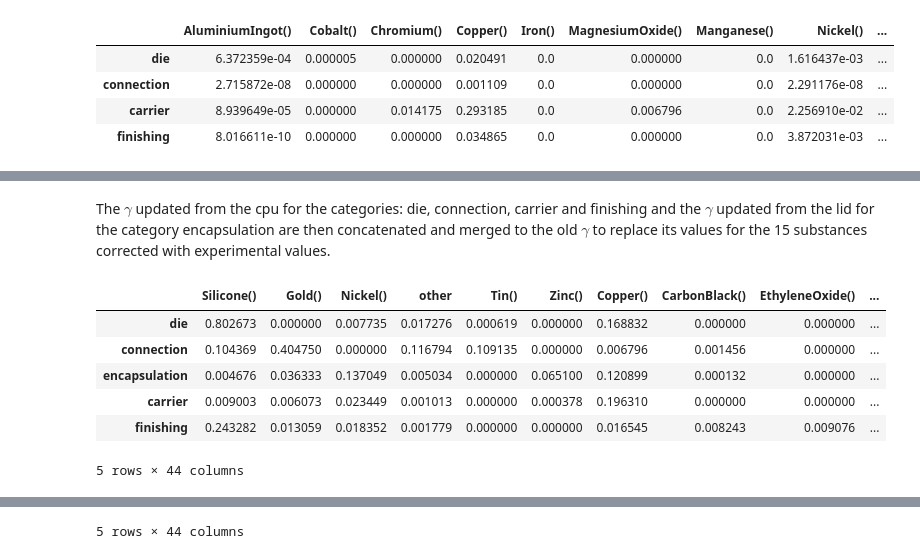
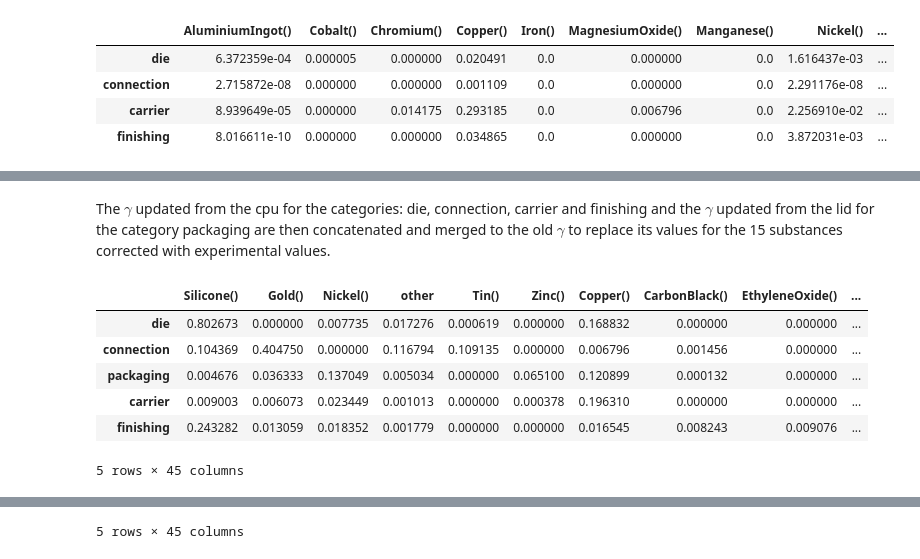
Before and after one commit to arthur0000-1/LCA_CPU_encapsulation, a Jupyter notebook: model.ipynb, the cells around one changed output, grey strips where cells are left out. Drawn from its saved outputs; the diff is of its cells as text; code cells hidden in the pictures.

```diff
--- a/model.ipynb
+++ b/model.ipynb
@@ -1272,7 +1271,7 @@ def rename_columns(df):
         'Al': 'AluminiumIngot()', 'Co': 'Cobalt()', 'Cu': 'Copper()', 'Cr': 'Chromium()',
         'Ni': 'Nickel()', 'Sn': 'Tin()', 'Fe': 'Iron()', 'Mg': 'MagnesiumOxide()',
         'Mn': 'Manganese()', 'Zn': 'Zinc()', 'Pd': 'Palladium()', 'Au': 'Gold()',
-        'Mo': 'Molybdenum()', 'Ti': 'TitaniumDioxide()', 'W': 'Tungsten()'
+        'Mo': 'Molybdenum()', 'Ti': 'Titanium()', 'W': 'Tungsten()'
     })
 # %%
 def calculate_proportions(df):
@@ -1360,7 +1359,7 @@ $\gamma_B$, are the coefficient for the last category: encapsulation $(1 \times
 list = sample_gamma.columns.tolist()
 gamma_old = gamma_df[list]
 
-gamma_a = gamma_old.drop("encapsulation")
+gamma_a = gamma_old.drop("packaging")
 gamma_b = gamma_old.drop(["die", "connection","carrier","finishing"])
 
 display(gamma_a)
@@ -1376,7 +1375,7 @@ display(gamma_b)
 # %%
 substance = sigma_gamma_df[list]
 
-gamma_a_std = substance.drop("encapsulation")
+gamma_a_std = substance.drop("packaging")
 gamma_b_std = substance.drop(["die", "connection","carrier","finishing"])
 
 #display(gamma_a_std)
@@ -2033,23 +2040,27 @@ display(gamma_updated3)
 # %%
 gamma_new = pd.concat([gamma_updated1, gamma_updated3])
+gamma_new_std = pd.concat([gamma_std_updated1, gamma_std_updated3])
 #display(gamma_old)
 #display(gamma_new)
 # %% [markdown]
-The $\gamma$ updated from the cpu for the categories: die, connection, carrier and finishing and the $\gamma$ updated from the lid for the category encapsulation are then concatenated and merged to the old $\gamma$ to replace its values for the 15 substances corrected with experimental values.
+The $\gamma$ updated from the cpu for the categories: die, connection, carrier and finishing and the $\gamma$ updated from the lid for the category packaging are then concatenated and merged to the old $\gamma$ to replace its values for the 15 substances corrected with experimental values.
 # %%
 gamma_new_df = gamma_df.copy()
 gamma_new_df.update(gamma_new)
 
 display(gamma_df)
 display(gamma_new_df)
+
+gamma_new_df_std = sigma_gamma_df.copy()
+gamma_new_df_std.update(gamma_new_std)
 # %% [output]
 |  | Silicone() | Gold() | Nickel() | other | Tin() | Zinc() | Copper() | CarbonBlack() | EthyleneOxide() | ... |
 | die | 0.802673 | 0.000000 | 0.007735 | 0.017276 | 0.000619 | 0.000000 | 0.168832 | 0.000000 | 0.000000 | ... |
 | connection | 0.104369 | 0.404750 | 0.000000 | 0.116794 | 0.109135 | 0.000000 | 0.006796 | 0.001456 | 0.000000 | ... |
-| encapsulation | 0.004676 | 0.036333 | 0.137049 | 0.005034 | 0.000000 | 0.065100 | 0.120899 | 0.000132 | 0.000000 | ... |
+| packaging | 0.004676 | 0.036333 | 0.137049 | 0.005034 | 0.000000 | 0.065100 | 0.120899 | 0.000132 | 0.000000 | ... |
 | carrier | 0.009003 | 0.006073 | 0.023449 | 0.001013 | 0.000000 | 0.000378 | 0.196310 | 0.000000 | 0.000000 | ... |
 | finishing | 0.243282 | 0.013059 | 0.018352 | 0.001779 | 0.000000 | 0.000000 | 0.016545 | 0.008243 | 0.009076 | ... |
-5 rows × 44 columns
+5 rows × 45 columns
 |  | Silicone() | Gold() | Nickel() | other | Tin() | Zinc() | Copper() | CarbonBlack() | EthyleneOxide() | ... |
 | die | 0.802673 | 1.297844e-07 | 9.439408e-04 | 0.017276 | 0.000952 | 4.016477e-09 | 0.027487 | 0.000000 | 0.000000 | ... |
 | connection | 0.104369 | 1.787868e-07 | 2.330327e-07 | 0.116794 | 0.000052 | 7.377938e-08 | 0.001487 | 0.001456 | 0.000000 | ... |
@@ -2057,6 +2068,6 @@ display(gamma_new_df)
 | carrier | 0.009003 | 2.045003e-04 | 1.994217e-02 | 0.001013 | 0.000003 | 3.790073e-04 | 0.409213 | 0.000000 | 0.000000 | ... |
 | finishing | 0.243282 | 6.255902e-06 | 1.887373e-03 | 0.001779 | 0.000026 | 2.188260e-09 | 0.049705 | 0.008243 | 0.009076 | ... |
-5 rows × 44 columns
+5 rows × 45 columns
 # %%
 
 # Calculate substance masses
```
Also changed, not shown: parts of 24 cells of this notebook.
